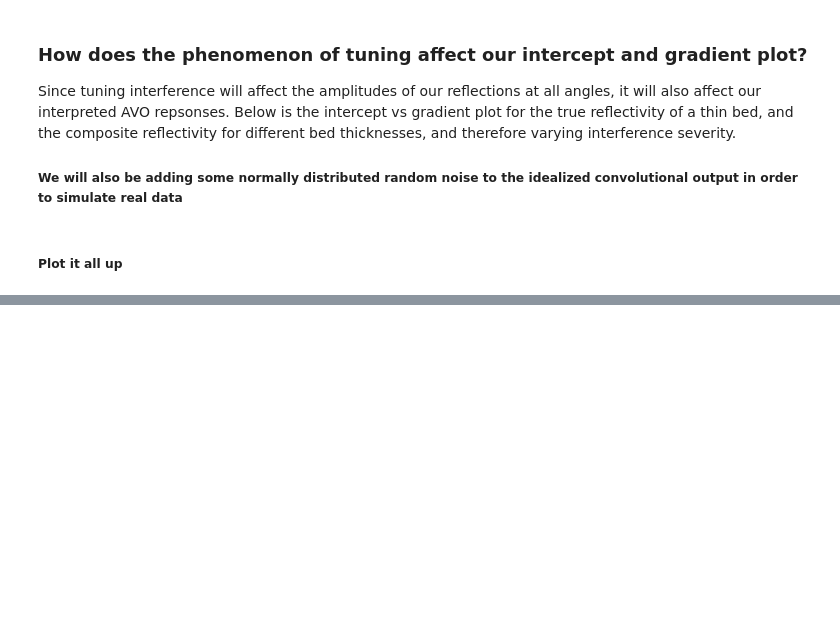
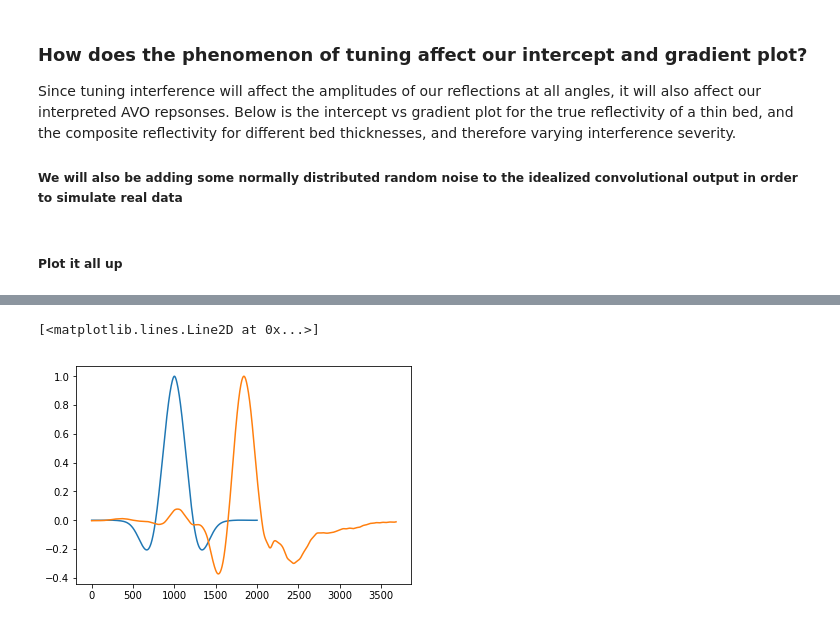
Before and after one commit to tccw/geotools, a Jupyter notebook: tutorials/AVOtutorial.ipynb, the cells around one changed output, grey strips where cells are left out. Cells and saved outputs as stored; diff of their text form; code cells hidden in the pictures; blank space fills up the shorter version.

```diff
--- a/tutorials/AVOtutorial.ipynb
+++ b/tutorials/AVOtutorial.ipynb
@@ -831,0 +483,20 @@ plt.show()
+# %%
+def calc_twt(z_int, vp_mod):
+    '''
+    t_int = calc_times(z_int, vp_mod)
+    '''
+
+    nlayers = len(vp_mod)
+    nint = nlayers - 1
+
+    t_int = []
+    for i in range(0, nint):
+        if i == 0:
+            tbuf = z_int[i]/vp_mod[i]
+            t_int.append(tbuf)
+        else:
+            zdiff = z_int[i]-z_int[i-1]
+            tbuf = 2*zdiff/vp_mod[i] + t_int[i-1]
+            t_int.append(tbuf)
+
+    return t_int
@@ -1314,0 +961,21 @@ ax2.legend()
+# %%
+LeonStatWavelet = np.genfromtxt(r"F:\LeonWavelets\ExtendedStatKPSDM_Time_Repsol.csv", delimiter=',')
+LeonWhiteWavelet = np.genfromtxt(r"F:\LeonWavelets\ExtendedWhiteKPSDM_Repsol_MC686_BP004.csv", delimiter=',')
+
+LeonWhiteWavelet = LeonWhiteWavelet[82:175]
+
+x_new_stat = np.arange(-0.1,0.1,dt)
+x_new_white = np.arange(-0.184, 0.184, dt)
+resamp = interp1d(LeonStatWavelet[:,0] / 1000, LeonStatWavelet[:,1], kind='cubic')
+resamp_white = interp1d(LeonWhiteWavelet[:,0] / 1000, LeonWhiteWavelet[:,1], kind='cubic')
+
+LeonWhiteWavelet = resamp_white(x_new_white)
+LeonStatWavelet = resamp(x_new_stat)
+np.savez(r"F:\LeonWavelets\LeonStatWavelet.npz", time=x_new_stat, dt=dt, amplitude=LeonStatWavelet / np.max(LeonStatWavelet))
+np.savez(r"F:\LeonWavelets\LeonExtWhiteWavelet.npz", time=x_new_white, dt=dt, amplitude=LeonWhiteWavelet / np.max(LeonWhiteWavelet))
+# plt.plot(w)
+plt.plot(LeonStatWavelet / np.max(LeonStatWavelet))
+plt.plot(LeonWhiteWavelet / np.max(LeonWhiteWavelet))
+# %% [output]
+[<matplotlib.lines.Line2D at 0x...>]
+[figure, added]
```
Also changed, not shown: parts of 57 cells of this notebook.
